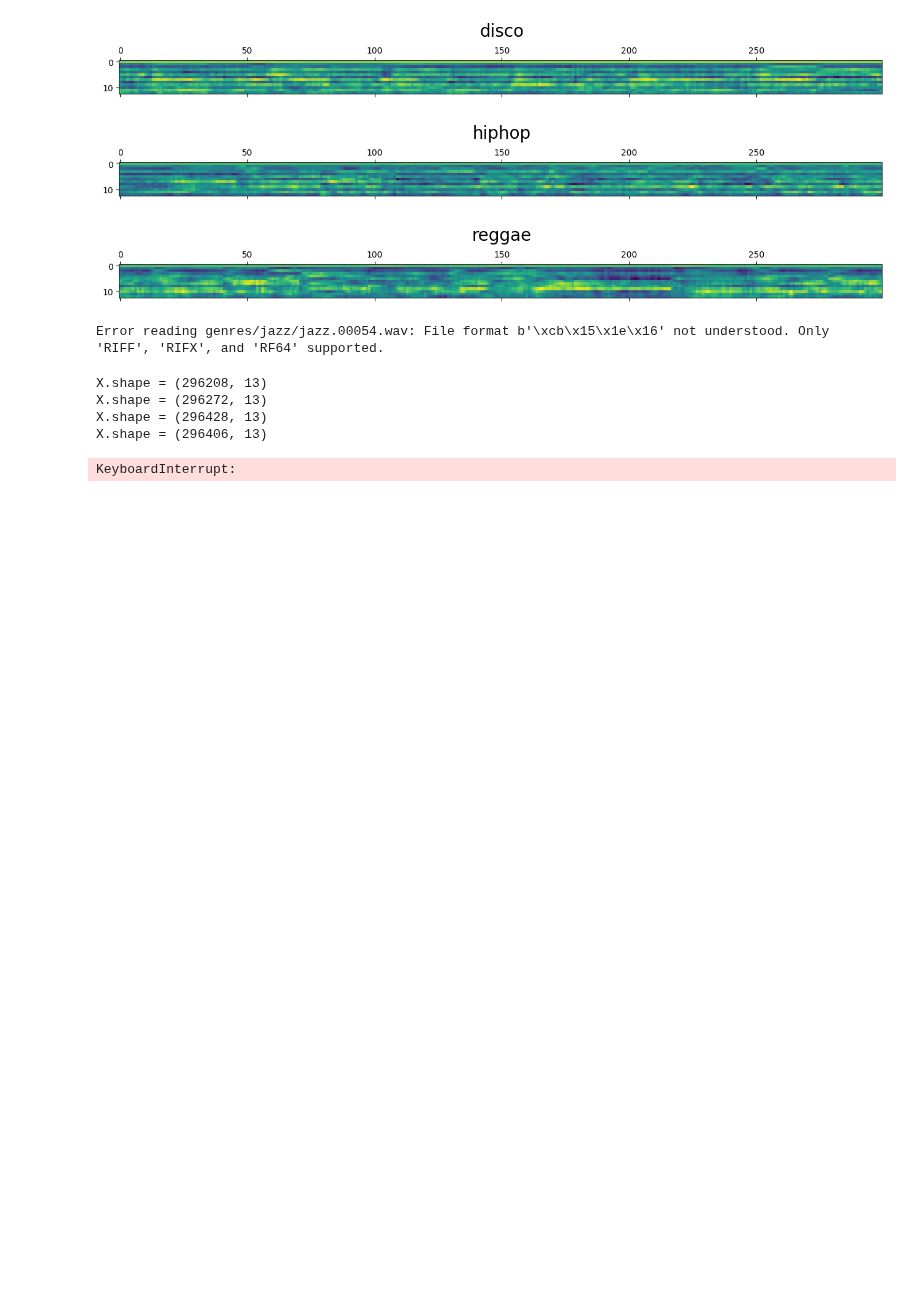
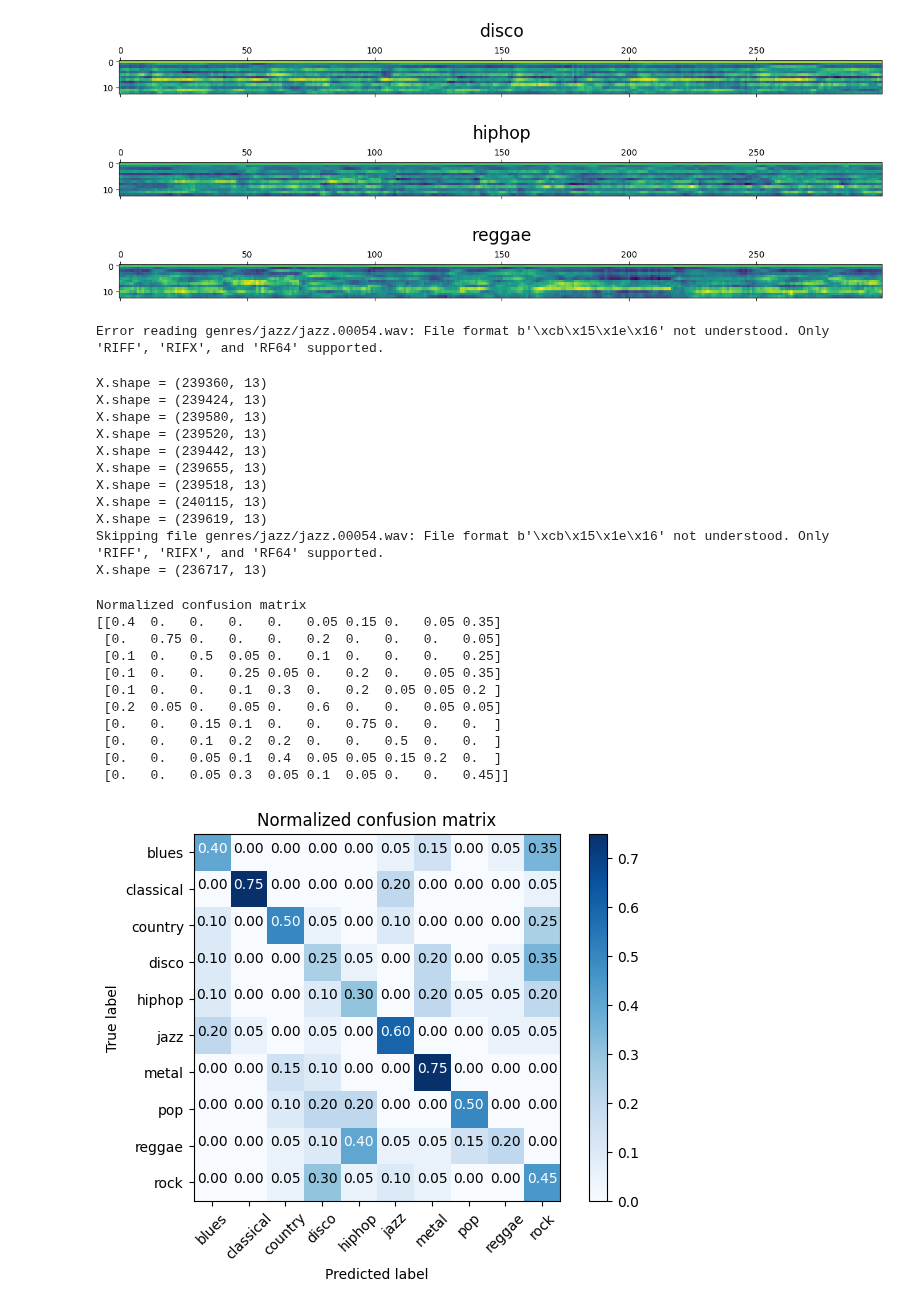
Before and after one commit to helloames/markov-country-music, a Jupyter notebook: eda.ipynb, the cells around one changed output. Saved outputs shown, nothing was run; the diff lists cells and outputs as text; code cells hidden in the pictures; blank space fills up the shorter version.

Commit message:
finish confusion matrix for markov

```diff
--- a/eda.ipynb
+++ b/eda.ipynb
@@ -138,46 +138,59 @@ class HMMTrainer(object):
 # %%
 hmm_models = []
 input_folder = 'genres/'
+
 # Parse the input directory
 for dirname in os.listdir(input_folder):
-    # Get the name of the subfolder
     subfolder = os.path.join(input_folder, dirname)
     if not os.path.isdir(subfolder):
         continue
-    # Extract the label
+
     label = subfolder[subfolder.rfind('/') + 1:]
-    # Initialize variables
     X = np.array([])
     y_words = []
-    # Iterate through the audio files (leaving 1 file for testing in each class)
-    for filename in [x for x in os.listdir(subfolder) if x.endswith('.wav')][:-1]:
-            # Read the input file
-            filepath = os.path.join(subfolder, filename)
+
+    for filename in [x for x in os.listdir(subfolder) if x.endswith('.wav')][:-20]:
+        filepath = os.path.join(subfolder, filename)
+        try:
+            # Try to read and process the audio file
             sampling_freq, audio = wavfile.read(filepath)
-            # Extract MFCC features
             mfcc_features = mfcc(audio, sampling_freq, nfft=1024)
-            # Append to the variable X
+
+            # Append features
             if len(X) == 0:
                 X = mfcc_features
             else:
                 X = np.append(X, mfcc_features, axis=0)
 
-            # Append the label
             y_words.append(label)
-    print('X.shape =', X.shape)
-    # Train and save HMM model
-    hmm_trainer = HMMTrainer(n_components=4)
-    hmm_trainer.train(X)
-    hmm_models.append((hmm_trainer, label))
-    hmm_trainer = None
+
+        except ValueError as e:
+            print(f"Skipping file {filepath}: {e}")
+        except Exception as e:
+            print(f"Unexpected error with file {filepath}: {e}")
+
+    if X.shape[0] > 0:
+        print('X.shape =', X.shape)
+        hmm_trainer = HMMTrainer(n_components=4)
+        hmm_trainer.train(X)
+        hmm_models.append((hmm_trainer, label))
+        hmm_trainer = None
+    else:
+        print(f"No valid MFCC data found for label {label}, skipping training.")
 # %% [output]
-X.shape = (296208, 13)
-X.shape = (296272, 13)
-X.shape = (296428, 13)
-X.shape = (296406, 13)
+X.shape = (239360, 13)
+X.shape = (239424, 13)
+X.shape = (239580, 13)
+X.shape = (239520, 13)
+X.shape = (239442, 13)
+X.shape = (239655, 13)
+X.shape = (239518, 13)
+X.shape = (240115, 13)
+X.shape = (239619, 13)
+Skipping file genres/jazz/jazz.00054.wav: File format b'\xcb\x15\x1e\x16' not understood. Only 'RIFF', 'RIFX', and 'RF64' supported.
+X.shape = (236717, 13)
-KeyboardInterrupt:
 # %%
-input_folder = 'test/'
+input_folder = 'genres/'
 real_labels = []
 pred_labels = []
 for dirname in os.listdir(input_folder):
@@ -188,11 +201,11 @@ for dirname in os.listdir(input_folder):
   # Extract the label
   label_real = subfolder[subfolder.rfind('/') + 1:]
 
-  for filename in [x for x in os.listdir(subfolder) if x.endswith('.wav')][:-1]:
+  for filename in [x for x in os.listdir(subfolder) if x.endswith('.wav')][-20:]:
     real_labels.append(label_real)
     filepath = os.path.join(subfolder, filename)
     sampling_freq, audio = wavfile.read(filepath)
-    mfcc_features = mfcc(audio, sampling_freq)
+    mfcc_features = mfcc(audio, sampling_freq, nfft=1024)
     max_score = -9999999999999999999
     output_label = None
     for item in hmm_models:
@@ -201,7 +214,7 @@ for dirname in os.listdir(input_folder):
        if score > max_score:
           max_score = score
           output_label = label
-pred_labels.append(output_label)
+    pred_labels.append(output_label)  # ← move this line here
 # %%
 def plot_confusion_matrix(cm, classes,
                           normalize=False,
@@ -234,11 +247,24 @@ def plot_confusion_matrix(cm, classes,
     plt.ylabel('True label')
     plt.xlabel('Predicted label')
 # %%
-cm = confusion_matrix(real, pred)
+cm = confusion_matrix(real_labels, pred_labels)
 np.set_printoptions(precision=2)
 classes = ["blues","classical", "country", "disco", "hiphop", "jazz", "metal", "pop", "reggae", "rock"]
 plt.figure()
 plot_confusion_matrix(cm, classes=classes, normalize=True,
                       title='Normalized confusion matrix')
 
 plt.show()
+# %% [output]
+Normalized confusion matrix
+[[0.4  0.   0.   0.   0.   0.05 0.15 0.   0.05 0.35]
+ [0.   0.75 0.   0.   0.   0.2  0.   0.   0.   0.05]
+ [0.1  0.   0.5  0.05 0.   0.1  0.   0.   0.   0.25]
+ [0.1  0.   0.   0.25 0.05 0.   0.2  0.   0.05 0.35]
+ [0.1  0.   0.   0.1  0.3  0.   0.2  0.05 0.05 0.2 ]
+ [0.2  0.05 0.   0.05 0.   0.6  0.   0.   0.05 0.05]
+ [0.   0.   0.15 0.1  0.   0.   0.75 0.   0.   0.  ]
+ [0.   0.   0.1  0.2  0.2  0.   0.   0.5  0.   0.  ]
+ [0.   0.   0.05 0.1  0.4  0.05 0.05 0.15 0.2  0.  ]
+ [0.   0.   0.05 0.3  0.05 0.1  0.05 0.   0.   0.45]]
+[figure, added]
```
Also changed, not shown: 3 other files.
